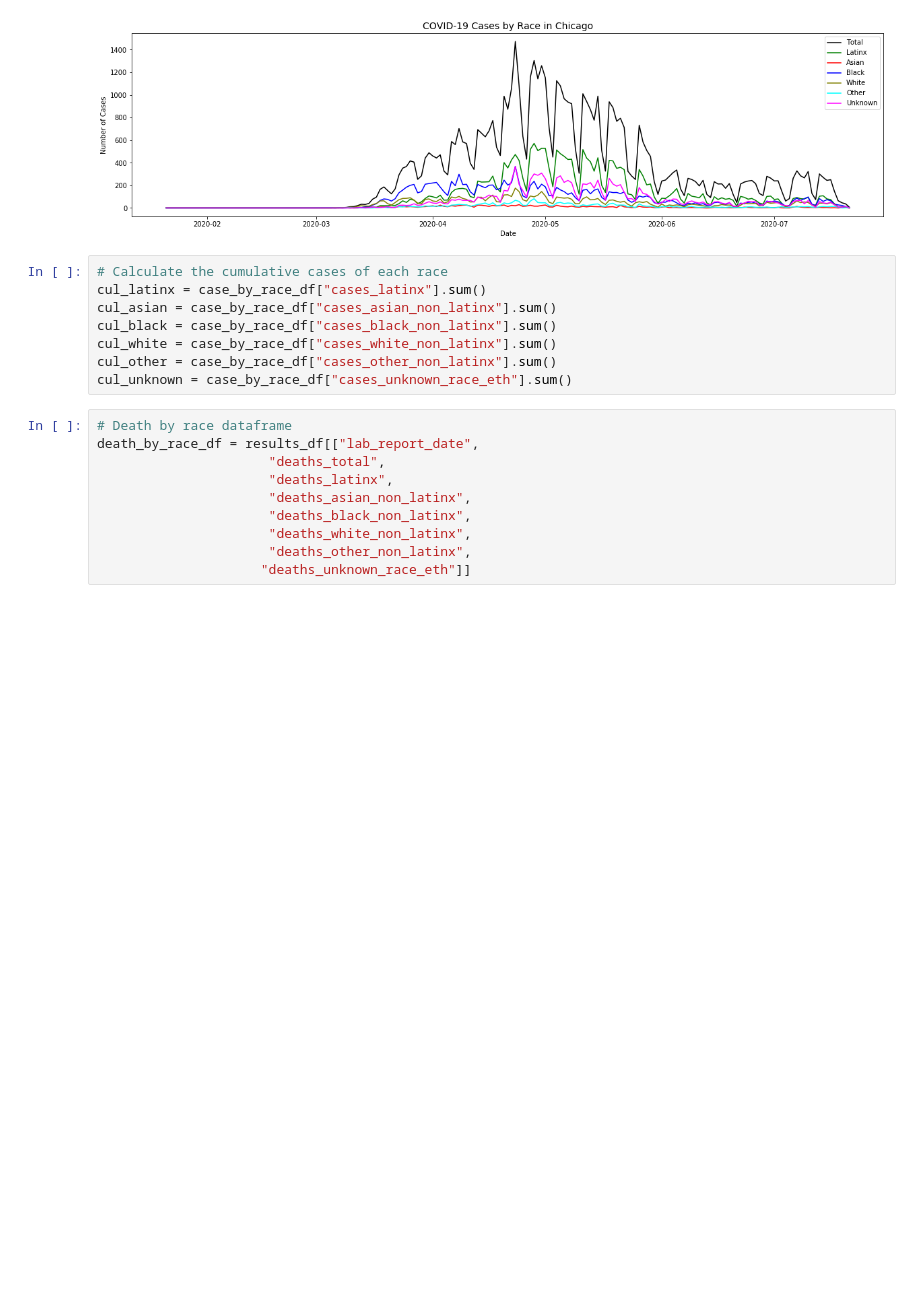
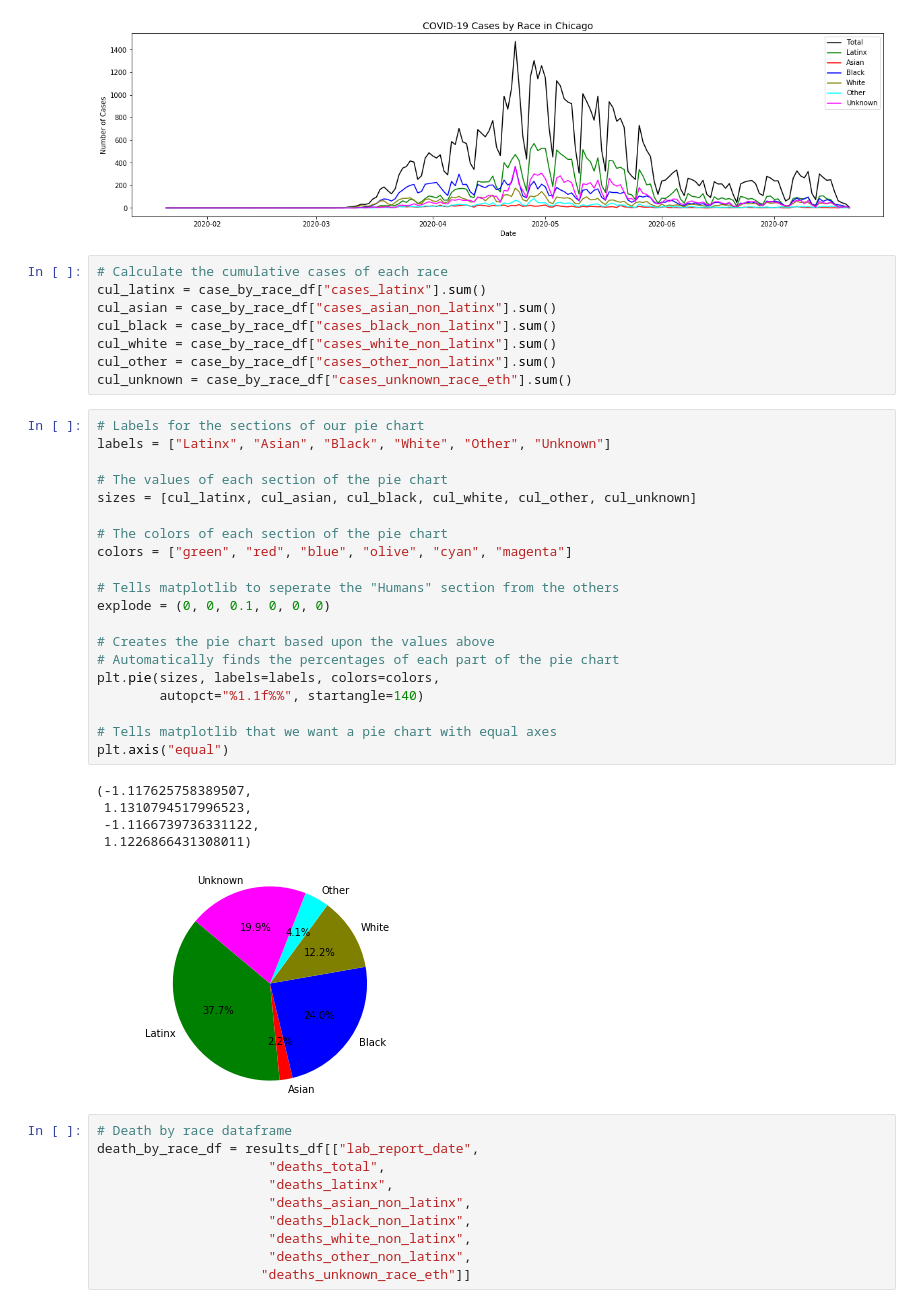
Before and after one commit to brankopoledic/covid-demo, a Jupyter notebook: covid_chicago_JZ.ipynb, the cells around one changed output. Cells and saved outputs as stored; diff of their text form; blank space fills up the shorter version.

```diff
--- a/covid_chicago_JZ.ipynb
+++ b/covid_chicago_JZ.ipynb
@@ -71,6 +71,32 @@ cul_black = case_by_race_df["cases_black_non_latinx"].sum()
 cul_white = case_by_race_df["cases_white_non_latinx"].sum()
 cul_other = case_by_race_df["cases_other_non_latinx"].sum()
 cul_unknown = case_by_race_df["cases_unknown_race_eth"].sum()
+# %%
+# Labels for the sections of our pie chart
+labels = ["Latinx", "Asian", "Black", "White", "Other", "Unknown"]
+
+# The values of each section of the pie chart
+sizes = [cul_latinx, cul_asian, cul_black, cul_white, cul_other, cul_unknown]
+
+# The colors of each section of the pie chart
+colors = ["green", "red", "blue", "olive", "cyan", "magenta"]
+
+# Tells matplotlib to seperate the "Humans" section from the others
+explode = (0, 0, 0.1, 0, 0, 0)
+
+# Creates the pie chart based upon the values above
+# Automatically finds the percentages of each part of the pie chart
+plt.pie(sizes, labels=labels, colors=colors,
+        autopct="%1.1f%%", startangle=140)
+
+# Tells matplotlib that we want a pie chart with equal axes
+plt.axis("equal")
+# %% [output]
+(-1.117625758389507,
+ 1.1310794517996523,
+ -1.1166739736331122,
+ 1.1226866431308011)
+[figure, added]
 # %%
 # Death by race dataframe
 death_by_race_df = results_df[["lab_report_date",
```
